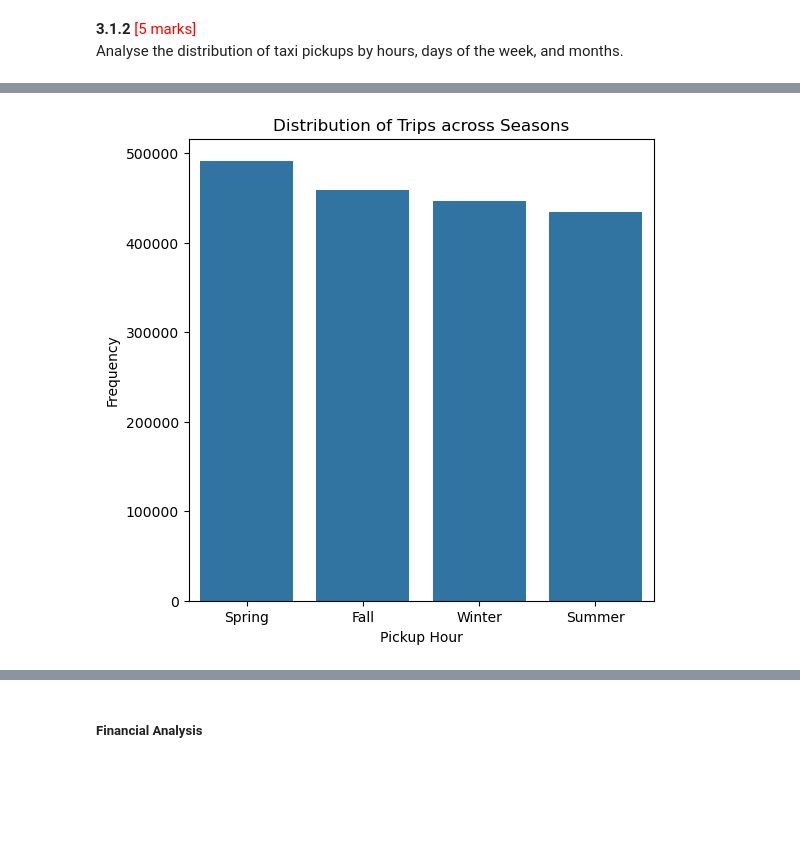
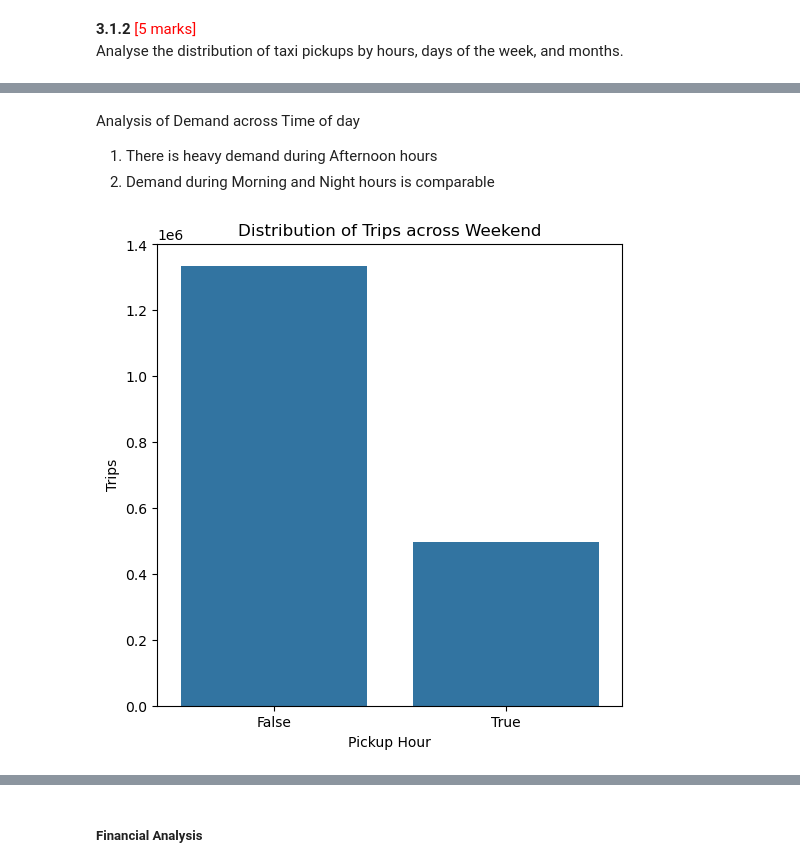
Before and after one commit to dasamitkumar/NYC_Taxi_CaseStudy, a Jupyter notebook: EDA_Assg_NYC_Taxi_Starter.ipynb, the cells around one changed output, grey strips where cells are left out. Drawn from its saved outputs; the diff is of its cells as text; code cells hidden in the pictures; blank space fills up the shorter version.

```diff
--- a/EDA_Assg_NYC_Taxi_Starter.ipynb
+++ b/EDA_Assg_NYC_Taxi_Starter.ipynb
@@ -1100,13 +1148,17 @@ plt.show()
+# %% [markdown]
+Analysis of Demand across Time of day
+1. There is heavy demand during Afternoon hours
+2. Demand during Morning and Night hours is comparable
 # %%
-# Plotting trip trends with season
+# Plotting trip trends with weekend
 
-val_count = taxi_df.season.value_counts()
+val_count = taxi_df.is_weekend.value_counts()
 
 plt.figure(figsize=(6, 6))
 sns.barplot(x=val_count.index, y=val_count.values)
-plt.title('Distribution of Trips across Seasons')
+plt.title('Distribution of Trips across Weekend')
 plt.xlabel('Pickup Hour')
-plt.ylabel('Frequency')
+plt.ylabel('Trips')
 plt.show()
 # %% [output]
-[figure, old version]
+[figure, new version]
```
Also changed, not shown: parts of 56 cells of this notebook.
